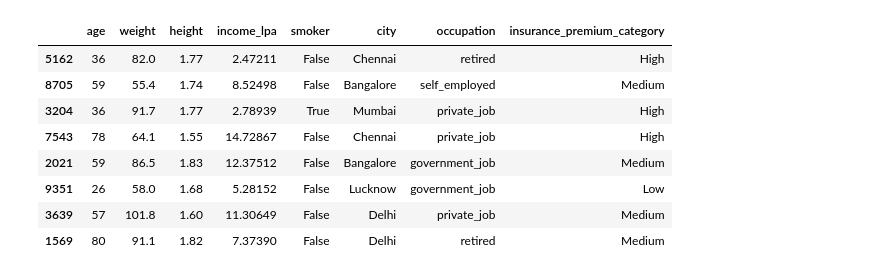
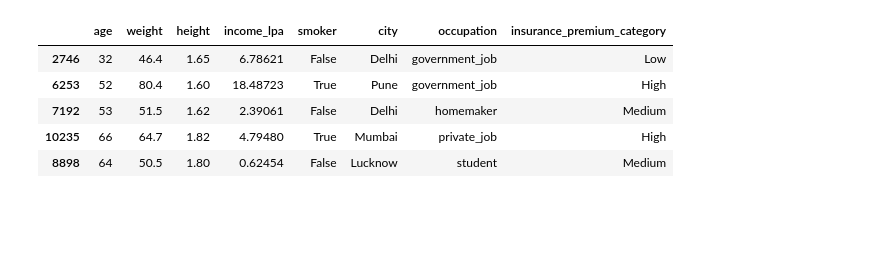
Before and after one commit to pawan-rai02/FastAPI, a Jupyter notebook: curd-fastapi/04_fastApi-ML.ipynb, the cells around one changed output. Saved outputs shown, nothing was run; the diff lists cells and outputs as text; code cells hidden in the pictures; blank space fills up the shorter version.

```diff
--- a/curd-fastapi/04_fastApi-ML.ipynb
+++ b/curd-fastapi/04_fastApi-ML.ipynb
@@ -10,14 +11,11 @@ from sklearn.preprocessing import OneHotEncoder
 # %%
 df = pd.read_csv('../insurance.csv')
 
-df.sample(8)
+df.sample(5)
 # %% [output]
 |  | age | weight | height | income_lpa | smoker | city | occupation | insurance_premium_category |
-| 5162 | 36 | 82.0 | 1.77 | 2.47211 | False | Chennai | retired | High |
-| 8705 | 59 | 55.4 | 1.74 | 8.52498 | False | Bangalore | self_employed | Medium |
-| 3204 | 36 | 91.7 | 1.77 | 2.78939 | True | Mumbai | private_job | High |
-| 7543 | 78 | 64.1 | 1.55 | 14.72867 | False | Chennai | private_job | High |
-| 2021 | 59 | 86.5 | 1.83 | 12.37512 | False | Bangalore | government_job | Medium |
-| 9351 | 26 | 58.0 | 1.68 | 5.28152 | False | Lucknow | government_job | Low |
-| 3639 | 57 | 101.8 | 1.60 | 11.30649 | False | Delhi | private_job | Medium |
-| 1569 | 80 | 91.1 | 1.82 | 7.37390 | False | Delhi | retired | Medium |
+| 2746 | 32 | 46.4 | 1.65 | 6.78621 | False | Delhi | government_job | Low |
+| 6253 | 52 | 80.4 | 1.60 | 18.48723 | True | Pune | government_job | High |
+| 7192 | 53 | 51.5 | 1.62 | 2.39061 | False | Delhi | homemaker | Medium |
+| 10235 | 66 | 64.7 | 1.82 | 4.79480 | True | Mumbai | private_job | High |
+| 8898 | 64 | 50.5 | 1.80 | 0.62454 | False | Lucknow | student | Medium |
```
Also changed, not shown: parts of 23 cells of this notebook, 4 other files.
